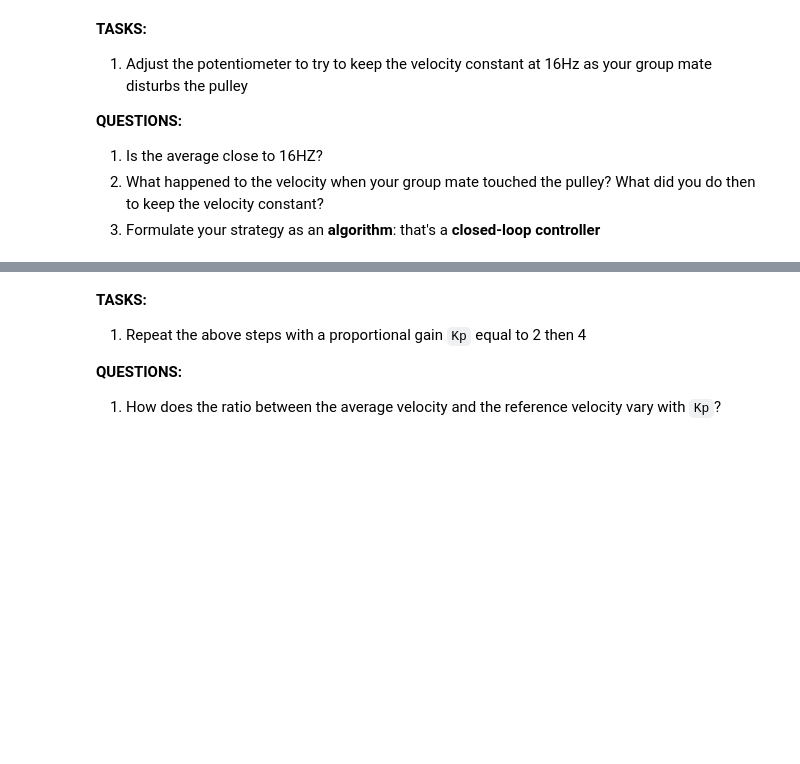
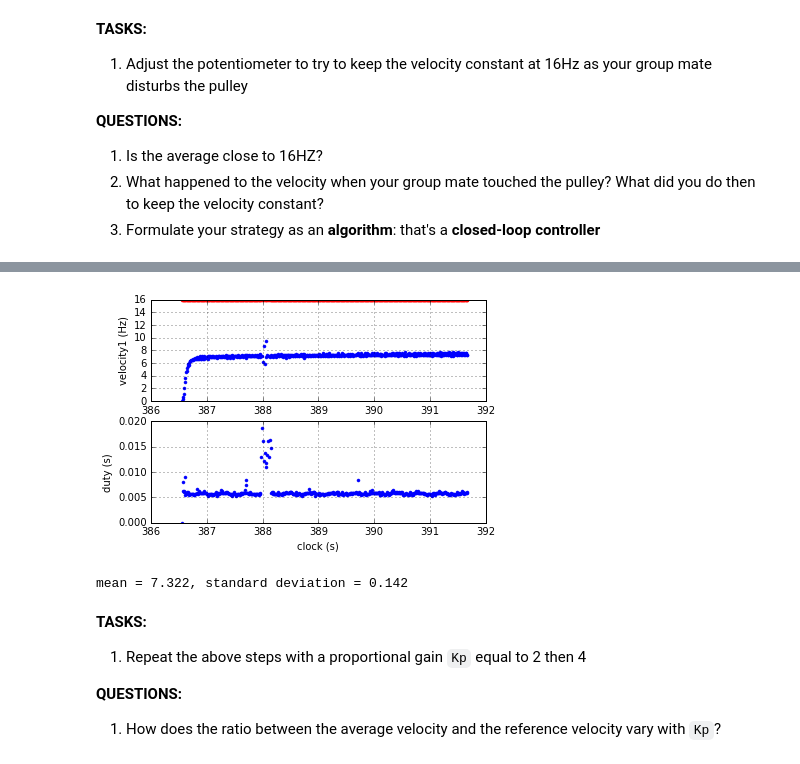
Before and after one commit to mcdeoliveira/pyctrl, a Jupyter notebook: python/notebook/3 Closed-Loop Control with answers.ipynb, the cells around one changed output, grey strips where cells are left out. Saved outputs shown, nothing was run; the diff lists cells and outputs as text; code cells hidden in the pictures; blank space fills up the shorter version.

```diff
--- a/python/notebook/3 Closed-Loop Control with answers.ipynb
+++ b/python/notebook/3 Closed-Loop Control with answers.ipynb
@@ -22,8 +22,13 @@ Modify the variables `HOST` and `PORT` to reflect the network address of your de
 # %%
 from ctrl.client import Controller
 #HOST, PORT = "localhost", 9999
-HOST, PORT = "192.168.10.51", 9999
+HOST, PORT = "192.168.10.127", 9999
 device = Controller(host = HOST, port = PORT)
+# %%
+device.reset()
+device.add_signal('velocity1')
+device.add_filter('velocity1', Differentiator(), ['clock', 'encoder1'],['velocity1'])
+device.add_sink('logger', Logger(auto_reset = True), ['clock', 'encoder1', 'velocity1', 'motor1'])
 # %% [markdown]
 ## You are the Controller
 
@@ -154,5 +159,5 @@ device.add_filter('controller1',
                   Feedback(block = Gain(gain = K)),
                   ['velocity1', 'reference1'],
                   ['motor1'])
-device.set_sink('logger', inputs = ['clock', 'encoder1', 'velocity1', 'motor1', 'reference1'])
+device.add_sink('logger', Logger(auto_reset=True),['clock', 'encoder1', 'velocity1', 'motor1', 'reference1','duty'])
 print(device.info('all'))
@@ -159,25 +182,39 @@ print(device.info('all'))
 # %%
 with device:
     device.set_signal('reference1', 16)
-    time.sleep(10)
+    time.sleep(5)
 log = device.read_sink('logger')
 # %%
 clock = log[:,0]
 encoder1 = log[:,1]
 velocity1 = log[:,2]
 motor1 = log[:,3]
 reference1 = log[:,4]
+duty = log[:,5]
 
+fig = plt.figure()
+plt.subplot(2,1,1)
 plt.plot(clock, velocity1, '.b', clock, reference1, '.r')
 # the next lines will make the plot look nicer
 plt.xlabel('clock (s)')
 plt.ylabel('velocity1 (Hz)')
 plt.grid()
+
+plt.subplot(2,1,2)
+plt.plot(clock, duty, '.')
+# the next lines will make the plot look nicer
+plt.xlabel('clock (s)')
+plt.ylabel('duty (s)')
+plt.grid()
+# %% [output]
+[figure, added]
 # %%
 ind, = np.where(clock > clock[0] + 2)
 vmean = np.mean(velocity1[ind[0]:])
 vstd = np.std(velocity1[ind[0]:])
 print('mean = {:5.3f}, standard deviation = {:5.3f}'.format(vmean,vstd))
+# %% [output]
+mean = 7.322, standard deviation = 0.142
 # %% [markdown]
 **TASKS:**
 1. Repeat the above steps with a proportional gain `Kp` equal to 2 then 4
```
Also changed, not shown: parts of 7 cells of this notebook, 3 other files.
